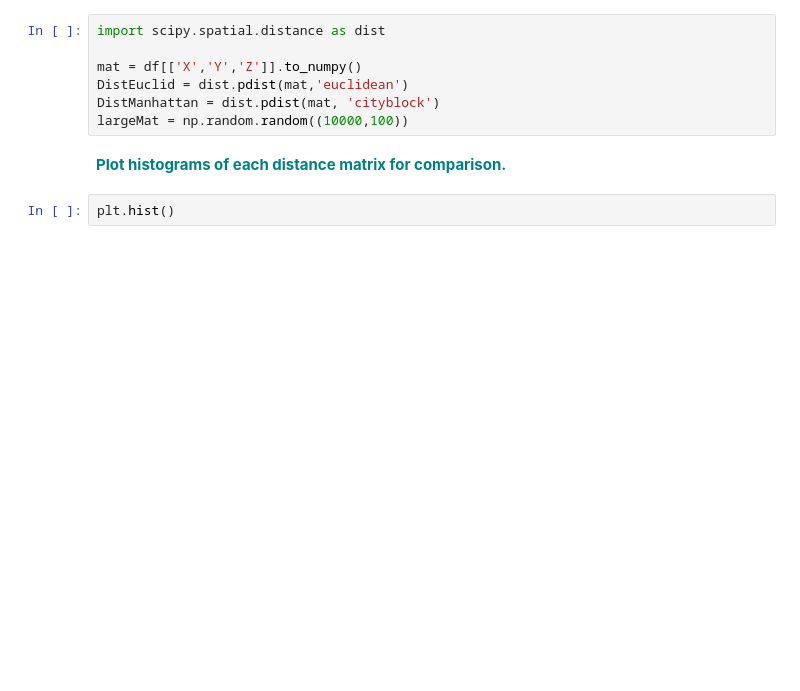
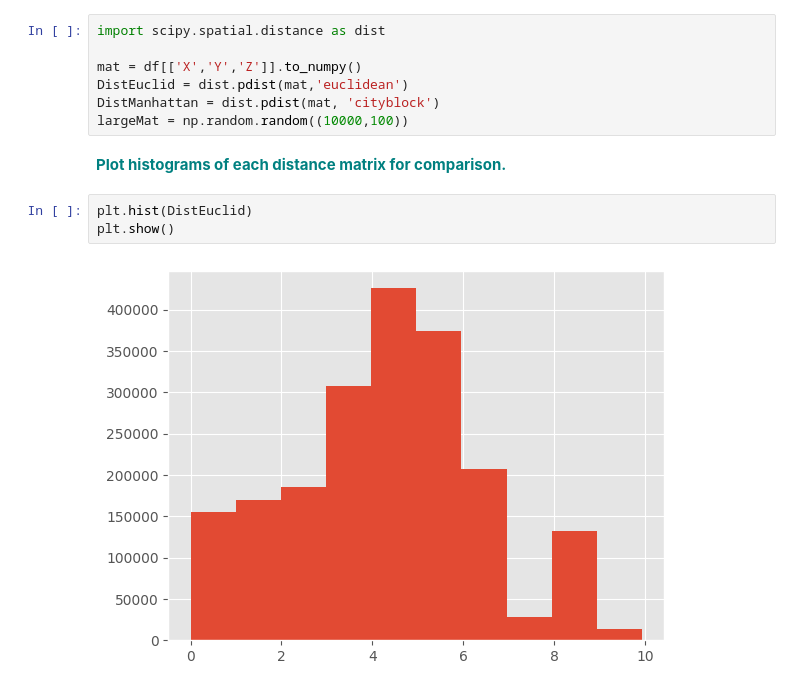
Before and after one commit to waglek/Springboard, a Jupyter notebook: Euclidean_and_Manhattan_Distances_Case_Study.ipynb, the cells around one changed output. Cells and saved outputs as stored; diff of their text form; blank space fills up the shorter version.

```diff
--- a/Euclidean_and_Manhattan_Distances_Case_Study.ipynb
+++ b/Euclidean_and_Manhattan_Distances_Case_Study.ipynb
@@ -77,4 +77,7 @@ largeMat = np.random.random((10000,100))
 # %% [markdown]
 **<font color='teal'>Plot histograms of each distance matrix for comparison.</font>**
 # %%
-plt.hist()
+plt.hist(DistEuclid)
+plt.show()
+# %% [output]
+[figure, added]
```
Also changed, not shown: parts of 1 cell of this notebook.
